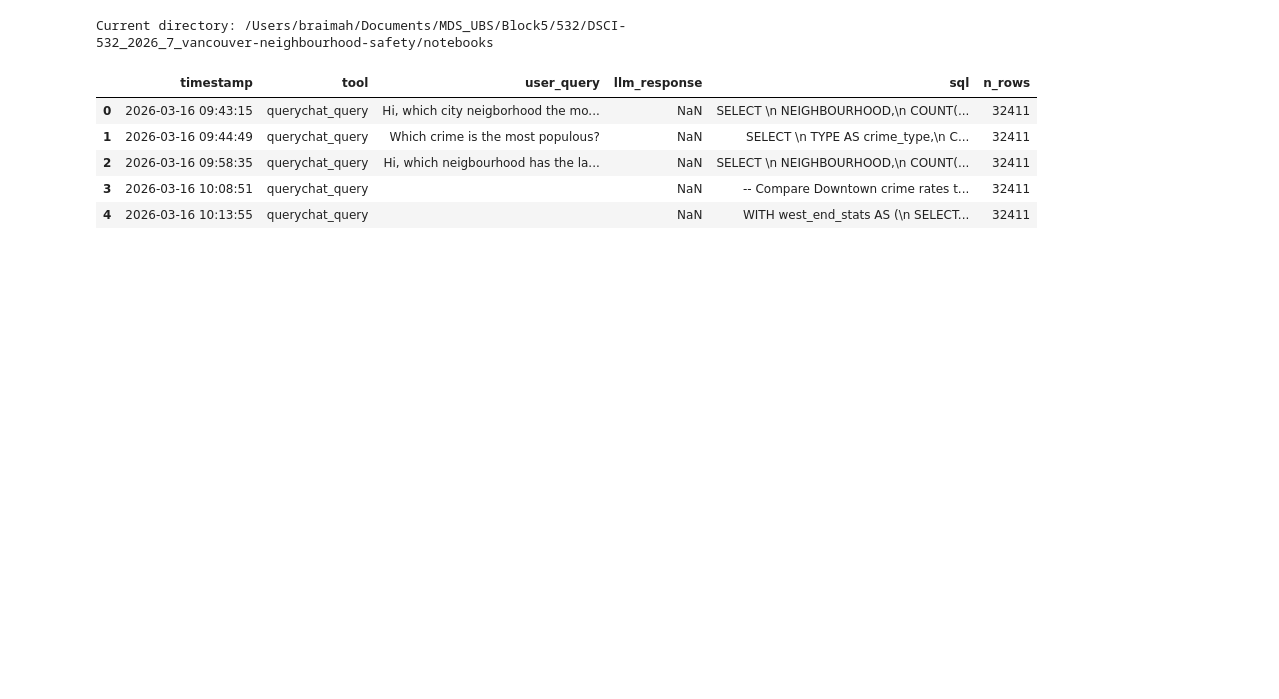
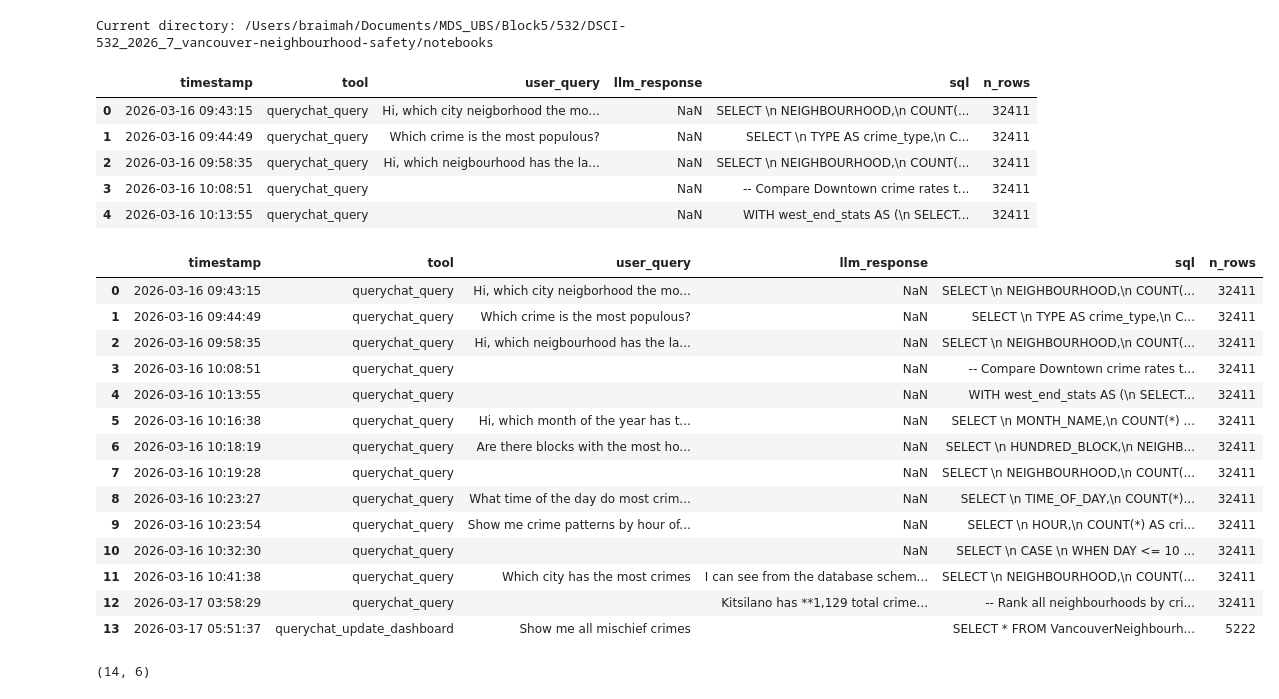
Before and after one commit to UBC-MDS/DSCI-532_2026_7_vancouver-neighbourhood-safety, a Jupyter notebook: notebooks/query_logging_analysis.ipynb, the cells around one changed output. Drawn from its saved outputs; the diff is of its cells as text; code cells hidden in the pictures; blank space fills up the shorter version.

```diff
--- a/notebooks/query_logging_analysis.ipynb
+++ b/notebooks/query_logging_analysis.ipynb
@@ -34,3 +51,25 @@ df.head()
 | 2 | 2026-03-16 09:58:35 | querychat_query | Hi, which neigbourhood has the la... | NaN | SELECT \n NEIGHBOURHOOD,\n COUNT(... | 32411 |
 | 3 | 2026-03-16 10:08:51 | querychat_query |  | NaN | -- Compare Downtown crime rates t... | 32411 |
 | 4 | 2026-03-16 10:13:55 | querychat_query |  | NaN | WITH west_end_stats AS (\n SELECT... | 32411 |
+# %%
+df
+# %% [output]
+|  | timestamp | tool | user_query | llm_response | sql | n_rows |
+| 0 | 2026-03-16 09:43:15 | querychat_query | Hi, which city neigborhood the mo... | NaN | SELECT \n NEIGHBOURHOOD,\n COUNT(... | 32411 |
+| 1 | 2026-03-16 09:44:49 | querychat_query | Which crime is the most populous? | NaN | SELECT \n TYPE AS crime_type,\n C... | 32411 |
+| 2 | 2026-03-16 09:58:35 | querychat_query | Hi, which neigbourhood has the la... | NaN | SELECT \n NEIGHBOURHOOD,\n COUNT(... | 32411 |
+| 3 | 2026-03-16 10:08:51 | querychat_query |  | NaN | -- Compare Downtown crime rates t... | 32411 |
+| 4 | 2026-03-16 10:13:55 | querychat_query |  | NaN | WITH west_end_stats AS (\n SELECT... | 32411 |
+| 5 | 2026-03-16 10:16:38 | querychat_query | Hi, which month of the year has t... | NaN | SELECT \n MONTH_NAME,\n COUNT(*) ... | 32411 |
+| 6 | 2026-03-16 10:18:19 | querychat_query | Are there blocks with the most ho... | NaN | SELECT \n HUNDRED_BLOCK,\n NEIGHB... | 32411 |
+| 7 | 2026-03-16 10:19:28 | querychat_query |  | NaN | SELECT \n NEIGHBOURHOOD,\n COUNT(... | 32411 |
+| 8 | 2026-03-16 10:23:27 | querychat_query | What time of the day do most crim... | NaN | SELECT \n TIME_OF_DAY,\n COUNT(*)... | 32411 |
+| 9 | 2026-03-16 10:23:54 | querychat_query | Show me crime patterns by hour of... | NaN | SELECT \n HOUR,\n COUNT(*) AS cri... | 32411 |
+| 10 | 2026-03-16 10:32:30 | querychat_query |  | NaN | SELECT \n CASE \n WHEN DAY <= 10 ... | 32411 |
+| 11 | 2026-03-16 10:41:38 | querychat_query | Which city has the most crimes | I can see from the database schem... | SELECT \n NEIGHBOURHOOD,\n COUNT(... | 32411 |
+| 12 | 2026-03-17 03:58:29 | querychat_query |  | Kitsilano has **1,129 total crime... | -- Rank all neighbourhoods by cri... | 32411 |
+| 13 | 2026-03-17 05:51:37 | querychat_update_dashboard | Show me all mischief crimes |  | SELECT * FROM VancouverNeighbourh... | 5222 |
+# %%
+df.shape
+# %% [output]
+(14, 6)
```
Also changed, not shown: parts of 10 cells of this notebook.
